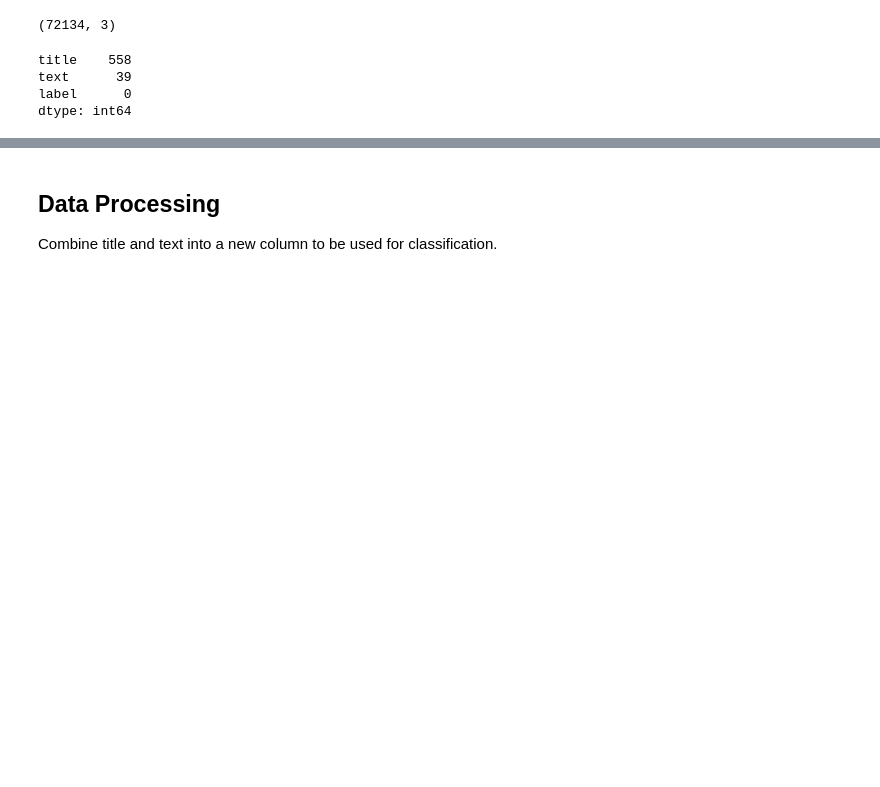
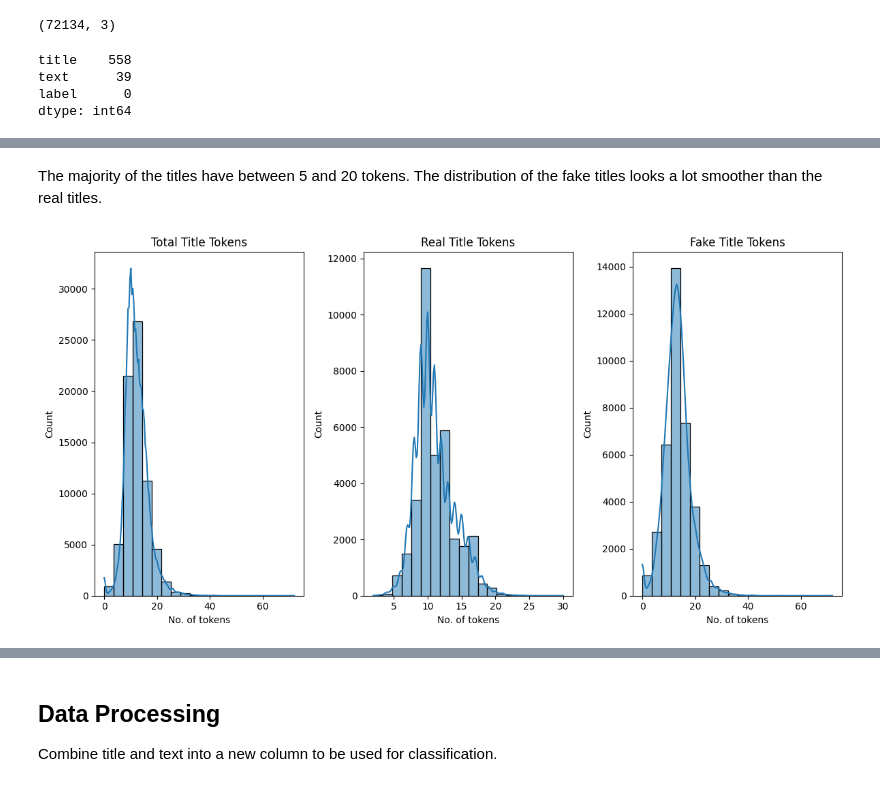
Before and after one commit to calebrauscher/IBM_supervised_learning, a Jupyter notebook: fake_news.ipynb, the cells around one changed output, grey strips where cells are left out. Drawn from its saved outputs; the diff is of its cells as text; code cells hidden in the pictures; blank space fills up the shorter version.

```diff
--- a/fake_news.ipynb
+++ b/fake_news.ipynb
@@ -98,0 +102,21 @@ Name: count, dtype: int64
+# %% [markdown]
+The majority of the titles have between 5 and 20 tokens. The distribution of the fake titles looks a lot smoother than the real titles.
+# %%
+title_tokens = df["title"].apply(lambda x:len(x.split()))
+fig,(ax1,ax2, ax3) = plt.subplots(ncols=3,figsize=(12,6))
+
+ax1 = sns.histplot(df["title"].apply(lambda x:len(x.split())),ax=ax1,bins=20, kde=True)
+ax1.set_xlabel('No. of tokens')
+ax1.set_title("Total Title Tokens")
+
+ax2 = sns.histplot(df[df["label"]==0]["title"].apply(lambda x:len(x.split())),ax=ax2,bins=20, kde=True)
+ax2.set_xlabel('No. of tokens')
+ax2.set_title("Real Title Tokens")
+
+ax3 = sns.histplot(df[df["label"]==1]["title"].apply(lambda x:len(x.split())),ax=ax3,bins=20, kde=True)
+ax3.set_xlabel('No. of tokens')
+ax3.set_title("Fake Title Tokens")
+
+plt.tight_layout()
+# %% [output]
+[figure, added]
```
Also changed, not shown: parts of 7 cells of this notebook.
